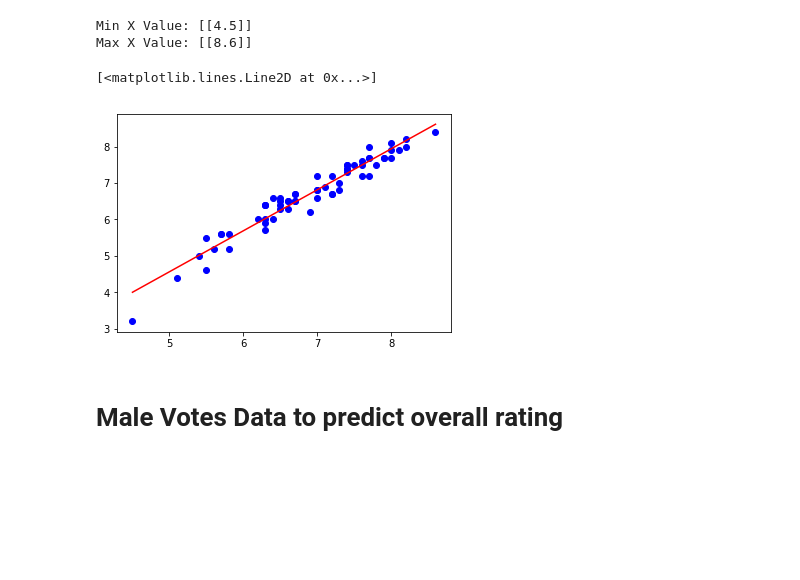
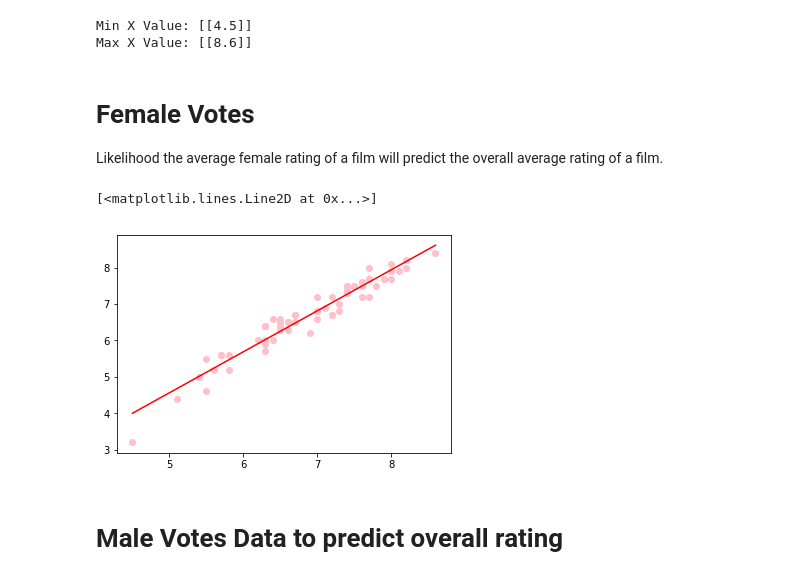
Before and after one commit to jennyjosmith/jennyswhitelist5.github.io, a Jupyter notebook: IMDbLinearRegression.ipynb, the cells around one changed output. Saved outputs shown, nothing was run; the diff lists cells and outputs as text; code cells hidden in the pictures; blank space fills up the shorter version.

Commit message:
updated image files

```diff
--- a/IMDbLinearRegression.ipynb
+++ b/IMDbLinearRegression.ipynb
@@ -73,14 +73,17 @@ Max X Value: [[8.6]]
 
 y_min = model.predict(x_min)
 y_max = model.predict(x_max)
+# %% [markdown]
+# Female Votes
+Likelihood the average female rating of a film will predict the overall average rating of a film.
 # %%
 #Plot the model
 
-plt.scatter(X, y, c='blue')
+plt.scatter(X, y, c='pink')
 plt.plot([x_min[0], x_max[0]], [y_min[0], y_max[0]], c='red')
 # %% [output]
 [<matplotlib.lines.Line2D at 0x...>]
-[figure, old version]
+[figure, new version]
 # %% [markdown]
 # Male Votes Data to predict overall rating
 # %%
```
Also changed, not shown: parts of 2 cells of this notebook, 3 other files.
